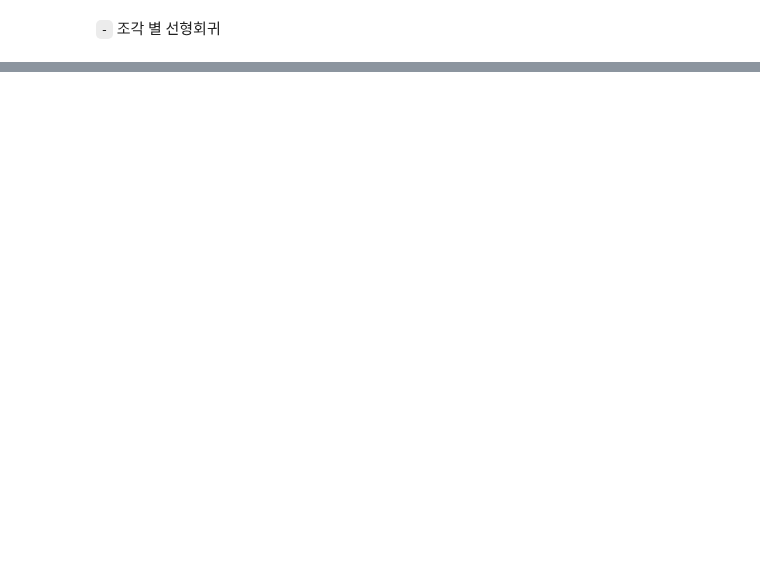
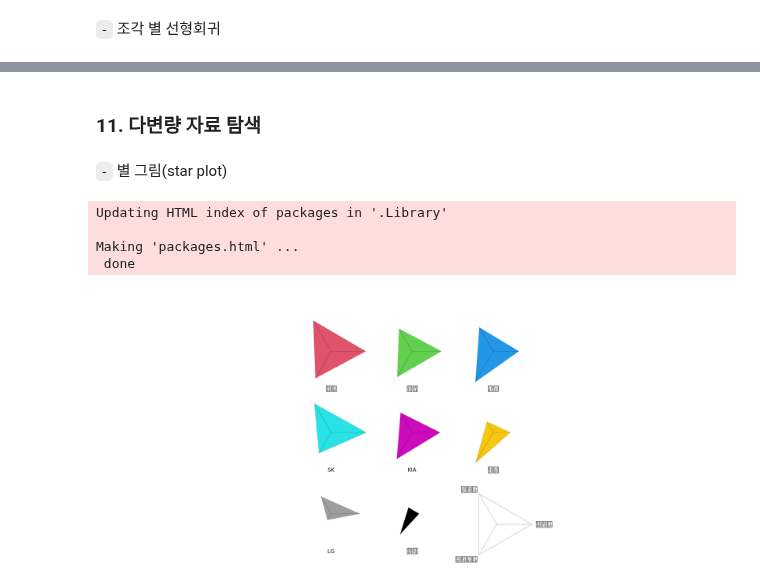
Before and after one commit to HollyRiver/R, a Jupyter notebook: EDA/code assemble.ipynb, the cells around one changed output, grey strips where cells are left out. Drawn from its saved outputs; the diff is of its cells as text; code cells hidden in the pictures; blank space fills up the shorter version.

```diff
--- a/EDA/code assemble.ipynb
+++ b/EDA/code assemble.ipynb
@@ -433,0 +473,30 @@ aplpack::bagplot(x = Weight, y = Disp., show.whiskers = T, cex = 1)
+# %% [markdown]
+### 11. 다변량 자료 탐색
+# %% [markdown]
+`-` 별 그림(star plot)
+# %%
+install.packages("showtext")
+library(showtext)
+font_add(family = "NanumGothic",
+         regular = "/usr/share/fonts/nanum/NanumGothic.ttf",
+         bold = "/usr/share/fonts/nanum/NanumGothicBold.ttf")
+par(family = "NanumGothic")
+## 왜 또 안돼
+# %% [output]
+Updating HTML index of packages in '.Library'
+
+Making 'packages.html' ...
+ done
+# %%
+baseball = read.csv("~/R/EDA/data/프로야구 20060602.csv", header = T, encoding = "UTF-8", fileEncoding = "CP949")
+x = baseball[, 2:4]
+
+for (i in 1:2) {
+    x[i] = 0.2 + 0.8*(x[i] - min(x[i]))/(max(x[i]) - min(x[i]))
+}
+
+x[3] = 0.2 + 0.8*(max(x[3]) - x[3])/(max(x[3]) - min(x[3]))  ## 낮을수록 좋으므로 역으로 바꿈.
+rownames(x) = baseball[,1]
+stars(x, scale = F, key.loc = c(7, 2), col.stars = 2:9)
+# %% [output]
+[figure, added]
```
Also changed, not shown: parts of 6 cells of this notebook, 4 other files.
